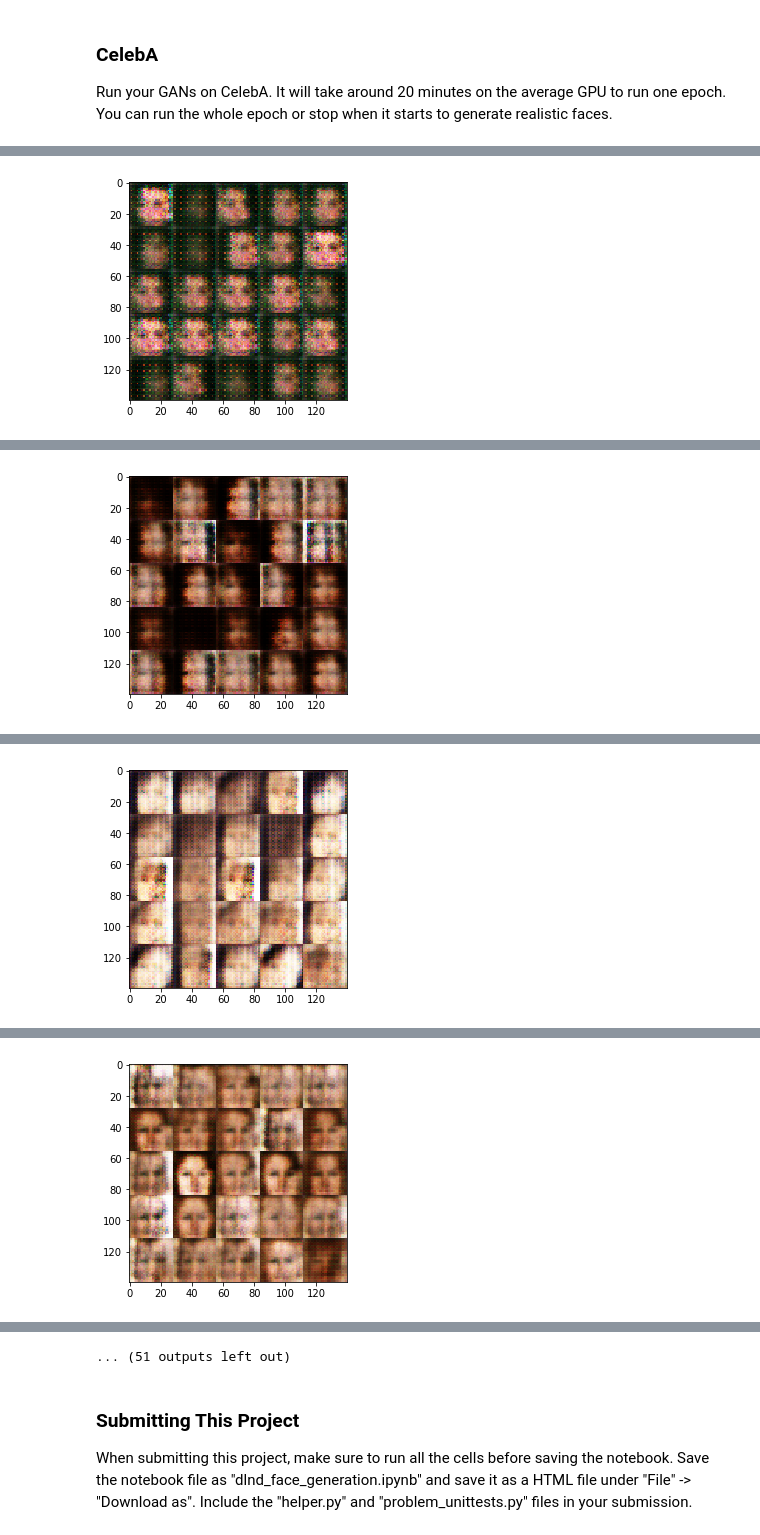
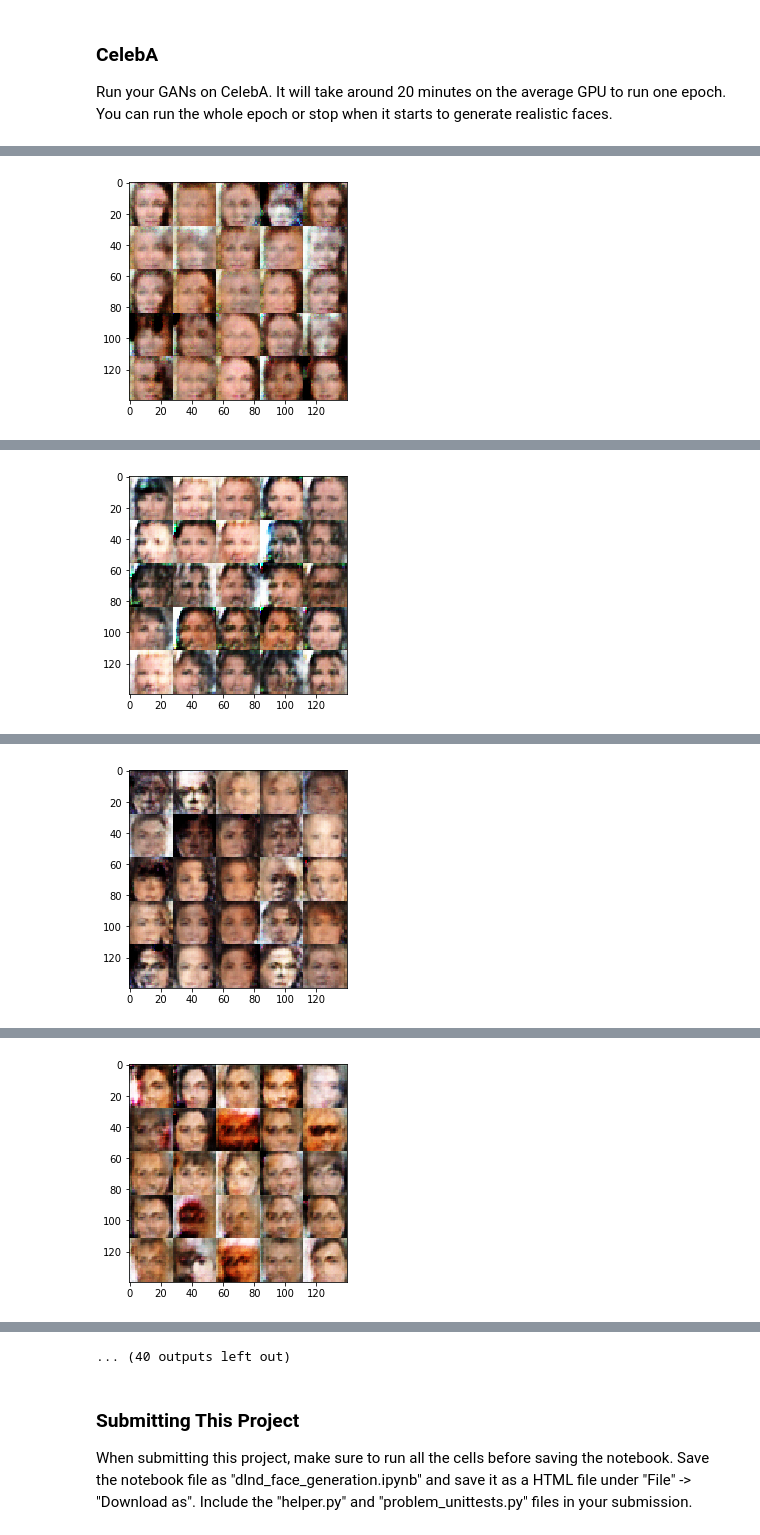
Before and after one commit to TilakD/Face-Generation-using-GANs, a Jupyter notebook: dlnd_face_generation.ipynb, the cells around one changed output, grey strips where cells are left out. Saved outputs shown, nothing was run; the diff lists cells and outputs as text; code cells hidden in the pictures.

```diff
--- a/dlnd_face_generation.ipynb
+++ b/dlnd_face_generation.ipynb
@@ -363,6 +342,7 @@ Implement `train` to build and train the GANs.  Use the following functions you
 
 Use the `show_generator_output` to show `generator` output while you train. Running `show_generator_output` for every batch will drastically increase training time and increase the size of the notebook.  It's recommended to print the `generator` output every 100 batches.
 # %%
+import matplotlib.pyplot as plt
 def train(epoch_count, batch_size, z_dim, learning_rate, beta1, get_batches, data_shape, data_image_mode):
     """
     Train the GAN
@@ -384,12 +364,14 @@ def train(epoch_count, batch_size, z_dim, learning_rate, beta1, get_batches, dat
     d_loss, g_loss = model_loss(input_real, input_z, data_shape[3])
 
     #Discriminator and generator optimizer
-    d_train_optimizer, g_train_optimizer = model_opt(d_loss, g_loss, lr, beta1)
+    d_loss_opt,  g_loss_opt = model_opt(d_loss, g_loss, learning_rate, beta1)
 
     steps = 0
-    print_loss_count = 10
-    show_output_count = 100
+    print_loss_count = 30
+    show_output_count = 500
     n_images = 30
+    d_loss_vec = []
+    g_loss_vec = []
 
     with tf.Session() as sess:
         sess.run(tf.global_variables_initializer())
@@ -397,11 +379,14 @@ def train(epoch_count, batch_size, z_dim, learning_rate, beta1, get_batches, dat
             for batch_images in get_batches(batch_size):
                 steps += 1
                 batch_images *= 2.0
-                batch_z = np.random.uniform(-1, 1, size=(batch_size, z_dim))
+                batch_z = np.random.uniform(-1, 1, size=[batch_size, z_dim])
+                # Train
+                d,_ = sess.run([d_loss, d_loss_opt], feed_dict={input_real: batch_images, input_z: batch_z, lr: learning_rate})
+                g,_ = sess.run([g_loss, g_loss_opt], feed_dict={input_real: batch_images, input_z: batch_z, lr: learning_rate})
+                g,_ = sess.run([g_loss, g_loss_opt], feed_dict={input_real: batch_images, input_z: batch_z, lr: learning_rate})
 
-                # Train
-                _ = sess.run(d_train_optimizer, feed_dict={input_real: batch_images, input_z: batch_z, lr: learning_rate})
-                _ = sess.run(g_train_optimizer, feed_dict={input_z: batch_z, lr: learning_rate})
+                d_loss_vec.append(d)
+                g_loss_vec.append(g)
 
                 # Printing
                 if steps % print_loss_count == 0:
@@ -414,6 +399,10 @@ def train(epoch_count, batch_size, z_dim, learning_rate, beta1, get_batches, dat
 
                 if steps % show_output_count == 0:
                     show_generator_output(sess, n_images, input_z, data_shape[3], data_image_mode)
+
+    Discriminator_loss, = plt.plot(d_loss_vec, color='b', label='Discriminator loss')
+    Genereator_loss, = plt.plot(g_loss_vec, color='r', label='Generator loss')
+    plt.legend(handles=[Discriminator_loss, Genereator_loss])
 # %% [markdown]
 ### MNIST
 Test your GANs architecture on MNIST.  After 2 epochs, the GANs should be able to generate images that look like handwritten digits.  Make sure the loss of the generator is lower than the loss of the discriminator or close to 0.
@@ -505,16 +534,16 @@ Epoch 2/4; Discriminator Loss: 0.9758; Generator Loss: 1.1126
 ### CelebA
 Run your GANs on CelebA.  It will take around 20 minutes on the average GPU to run one epoch.  You can run the whole epoch or stop when it starts to generate realistic faces.
 # %%
-batch_size = 64
-z_dim = 100
-learning_rate = 0.001
+batch_size = 32
+z_dim = 200
+learning_rate = 0.0008
 beta1 = 0.5
 
 
 """
 DON'T MODIFY ANYTHING IN THIS CELL THAT IS BELOW THIS LINE
 """
-epochs = 1
+epochs = 2
 
 celeba_dataset = helper.Dataset('celeba', glob(os.path.join(data_dir, 'img_align_celeba/*.jpg')))
 with tf.Graph().as_default():
@@ -534 +569 @@ Epoch 1/1; Discriminator Loss: 1.3426; Generator Loss: 0.5945
-[figure, old version]
+[figure, new version]
@@ -545 +587 @@ Epoch 1/1; Discriminator Loss: 1.0329; Generator Loss: 2.0638
-[figure, old version]
+[figure, new version]
@@ -556 +605 @@ Epoch 1/1; Discriminator Loss: 0.9614; Generator Loss: 1.8520
-[figure, old version]
+[figure, new version]
@@ -567 +622 @@ Epoch 1/1; Discriminator Loss: 1.7266; Generator Loss: 0.3557
-[figure, old version]
+[figure, new version]
@@ -590,4 +659,4 @@ Epoch 1/1; Discriminator Loss: 0.6648; Generator Loss: 1.7497
-... (51 outputs left out)
+... (40 outputs left out)
 # %% [markdown]
 ### Submitting This Project
 When submitting this project, make sure to run all the cells before saving the notebook. Save the notebook file as "dlnd_face_generation.ipynb" and save it as a HTML file under "File" -> "Download as". Include the "helper.py" and "problem_unittests.py" files in your submission.
```
Also changed, not shown: parts of 5 cells of this notebook, 1 other file.
